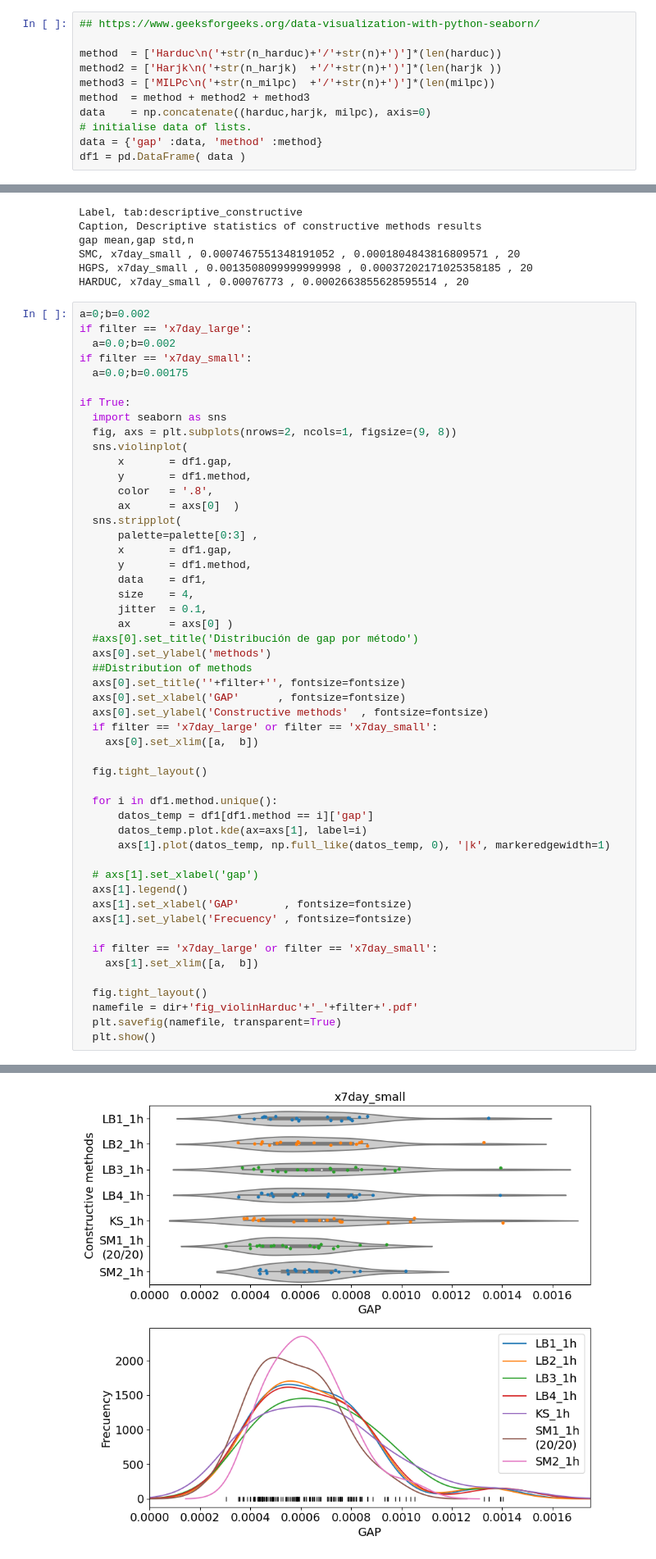
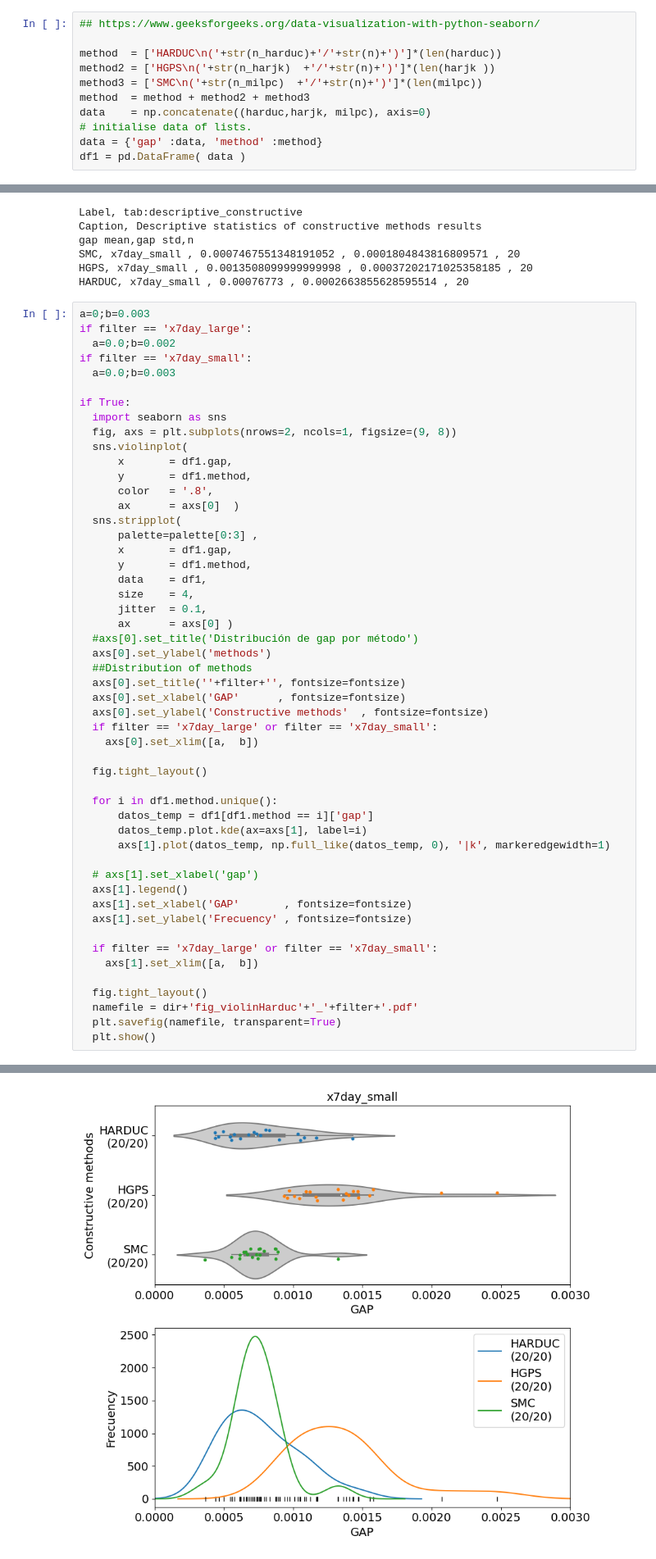
Before and after one commit to urieliram/Matheuristics_UCP, a Jupyter notebook: Figures_TC_UC2.ipynb, the cells around one changed output, grey strips where cells are left out. Shown at 82% size. Cells and saved outputs as stored; diff of their text form.

```diff
--- a/Figures_TC_UC2.ipynb
+++ b/Figures_TC_UC2.ipynb
@@ -1133,9 +1133,9 @@ plt.show()
 # %%
 ## https://www.geeksforgeeks.org/data-visualization-with-python-seaborn/
 
-method  = ['Harduc\n('+str(n_harduc)+'/'+str(n)+')']*(len(harduc))
-method2 = ['Harjk\n('+str(n_harjk)  +'/'+str(n)+')']*(len(harjk ))
-method3 = ['MILPc\n('+str(n_milpc)  +'/'+str(n)+')']*(len(milpc))
+method  = ['HARDUC\n('+str(n_harduc)+'/'+str(n)+')']*(len(harduc))
+method2 = ['HGPS\n('+str(n_harjk)  +'/'+str(n)+')']*(len(harjk ))
+method3 = ['SMC\n('+str(n_milpc)  +'/'+str(n)+')']*(len(milpc))
 method  = method + method2 + method3
 data    = np.concatenate((harduc,harjk, milpc), axis=0)
 # initialise data of lists.
@@ -1162,11 +1162,11 @@ SMC, x7day_small , 0.0007467551348191052 , 0.0001804843816809571 , 20
 HGPS, x7day_small , 0.0013508099999999998 , 0.00037202171025358185 , 20
 HARDUC, x7day_small , 0.00076773 , 0.0002663855628595514 , 20
 # %%
-a=0;b=0.002
+a=0;b=0.003
 if filter == 'x7day_large':
   a=0.0;b=0.002
 if filter == 'x7day_small':
-  a=0.0;b=0.00175
+  a=0.0;b=0.003
 
 if True:
   import seaborn as sns
@@ -1218,4 +1216,4 @@ The palette list has fewer values (3) than needed (7) and will cycle, which may
-[figure, old version]
+[figure, new version]
 # %%
 ## https://www.geeksforgeeks.org/data-visualization-with-python-seaborn/
 method1 = ['LB1'     ]*(len(lbc1))
```
Also changed, not shown: parts of 16 cells of this notebook.
